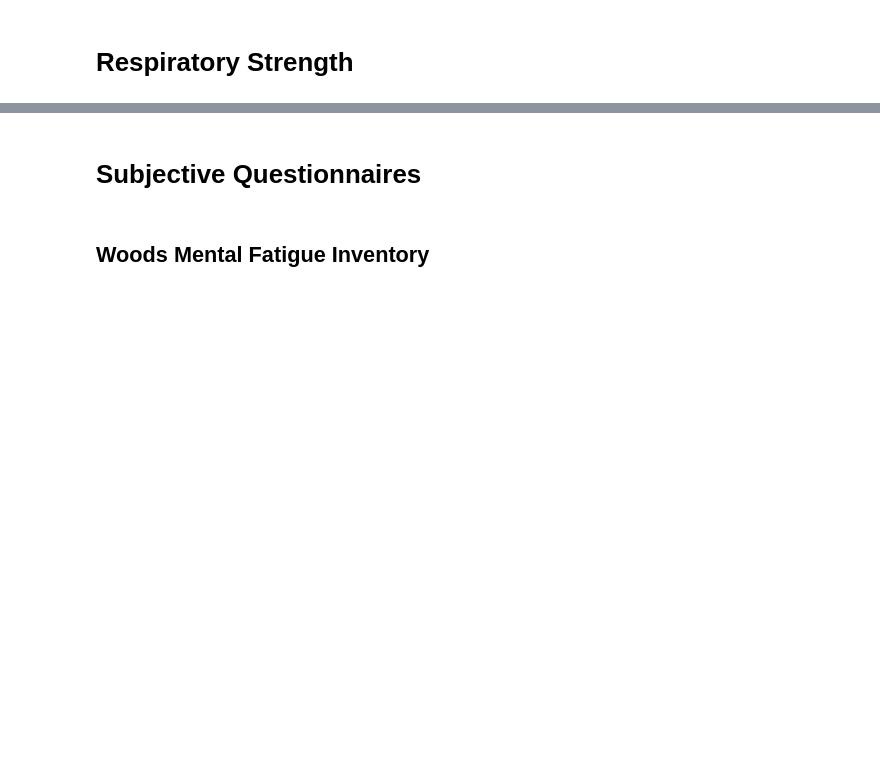
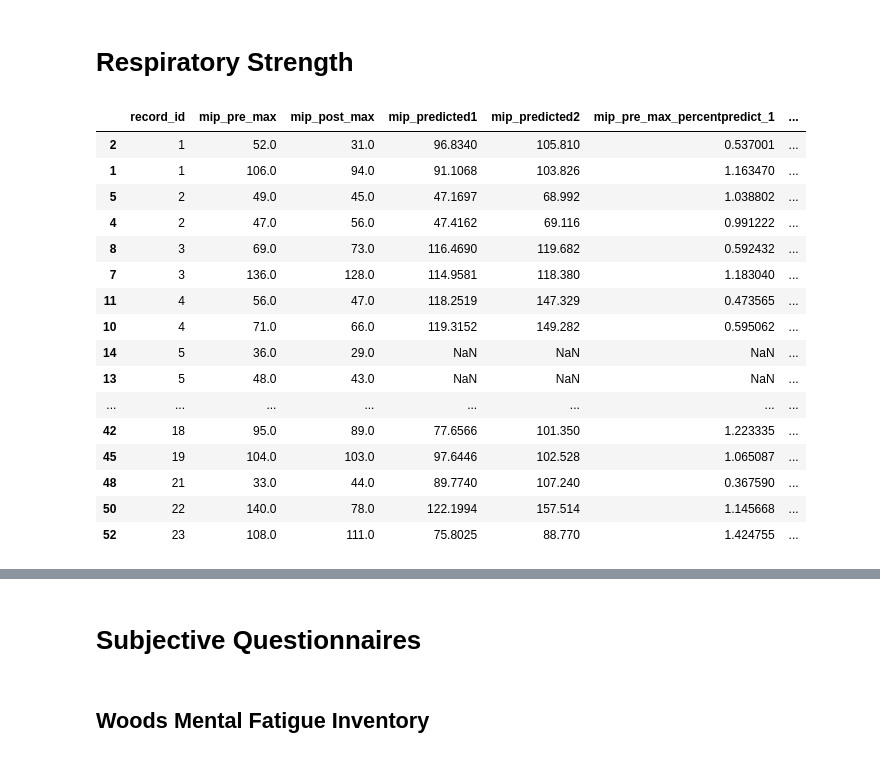
Before and after one commit to orthopedics20/longcovid, a Jupyter notebook: data-cleaning.ipynb, the cells around one changed output, grey strips where cells are left out. Saved outputs shown, nothing was run; the diff lists cells and outputs as text; code cells hidden in the pictures; blank space fills up the shorter version.

Commit message:
mip predicted

```diff
--- a/data-cleaning.ipynb
+++ b/data-cleaning.ipynb
@@ -121,0 +111,61 @@ for measure in measures:
+# %%
+def calculate_mip_predicted1(row):
+    # https://www.atsjournals.org/doi/full/10.1164/ajrccm.158.5.9712006
+    try:
+        age = float(row['data_age'])
+        weight = float(row['data_kilograms'])
+
+        # Check gender using subject_female (1=Female, 0=Male, NaN=unknown)
+        if row['subject_female'] == 0:  # Male (since 0 = Male)
+            return 126 - (1.028 * age) + (0.343 * weight)
+        elif row['subject_female'] == 1:  # Female (since 1 = Female)
+            height = float(row['data_centimeters'])  # Ensure 'height_cm' exists
+            return 171 - (0.694 * age) + (0.861 * weight) - (0.743 * height)
+        else:
+            return None  # Unknown gender (NaN or other)
+    except (KeyError, ValueError, TypeError):
+        return None  # Missing data or invalid type
+
+
+def calculate_mip_predicted2(row):
+    # https://pubmed.ncbi.nlm.nih.gov/25141521/
+    try:
+        age = float(row['data_age'])
+        weight = float(row['data_kilograms'])
+
+        if row['subject_female'] == 0:  # Male
+            return 124.39 - (0.91 * age) + (0.63 * weight)
+        elif row['subject_female'] == 1:  # Female
+            return 77.57 - (0.59 * age) + (0.62 * weight)
+        else:
+            return None  # Unknown gender
+    except (KeyError, ValueError, TypeError):
+        return None  # Missing data or invalid type
+
+# Compute predicted values
+redcap['mip_predicted1'] = redcap.apply(calculate_mip_predicted1, axis=1)
+redcap['mip_predicted2'] = redcap.apply(calculate_mip_predicted2, axis=1)
+# %%
+
+# Check results
+redcap[['record_id', 'mip_pre_max', 'mip_post_max', 'mip_predicted1', 'mip_predicted2', 'mip_pre_max_percentpredict_1', 'mip_pre_max_percentpredict_2', 'mip_post_max_percentpredict_1', 'mip_post_max_percentpredict_2']].head(30)
+
+# Export results to a new CSV file
+# %% [output]
+|  | record_id | mip_pre_max | mip_post_max | mip_predicted1 | mip_predicted2 | mip_pre_max_percentpredict_1 | ... |
+| 2 | 1 | 52.0 | 31.0 | 96.8340 | 105.810 | 0.537001 | ... |
+| 1 | 1 | 106.0 | 94.0 | 91.1068 | 103.826 | 1.163470 | ... |
+| 5 | 2 | 49.0 | 45.0 | 47.1697 | 68.992 | 1.038802 | ... |
+| 4 | 2 | 47.0 | 56.0 | 47.4162 | 69.116 | 0.991222 | ... |
+| 8 | 3 | 69.0 | 73.0 | 116.4690 | 119.682 | 0.592432 | ... |
+| 7 | 3 | 136.0 | 128.0 | 114.9581 | 118.380 | 1.183040 | ... |
+| 11 | 4 | 56.0 | 47.0 | 118.2519 | 147.329 | 0.473565 | ... |
+| 10 | 4 | 71.0 | 66.0 | 119.3152 | 149.282 | 0.595062 | ... |
+| 14 | 5 | 36.0 | 29.0 | NaN | NaN | NaN | ... |
+| 13 | 5 | 48.0 | 43.0 | NaN | NaN | NaN | ... |
+| ... | ... | ... | ... | ... | ... | ... | ... |
+| 42 | 18 | 95.0 | 89.0 | 77.6566 | 101.350 | 1.223335 | ... |
+| 45 | 19 | 104.0 | 103.0 | 97.6446 | 102.528 | 1.065087 | ... |
+| 48 | 21 | 33.0 | 44.0 | 89.7740 | 107.240 | 0.367590 | ... |
+| 50 | 22 | 140.0 | 78.0 | 122.1994 | 157.514 | 1.145668 | ... |
+| 52 | 23 | 108.0 | 111.0 | 75.8025 | 88.770 | 1.424755 | ... |
```
Also changed, not shown: parts of 8 cells of this notebook, 18 other files.
